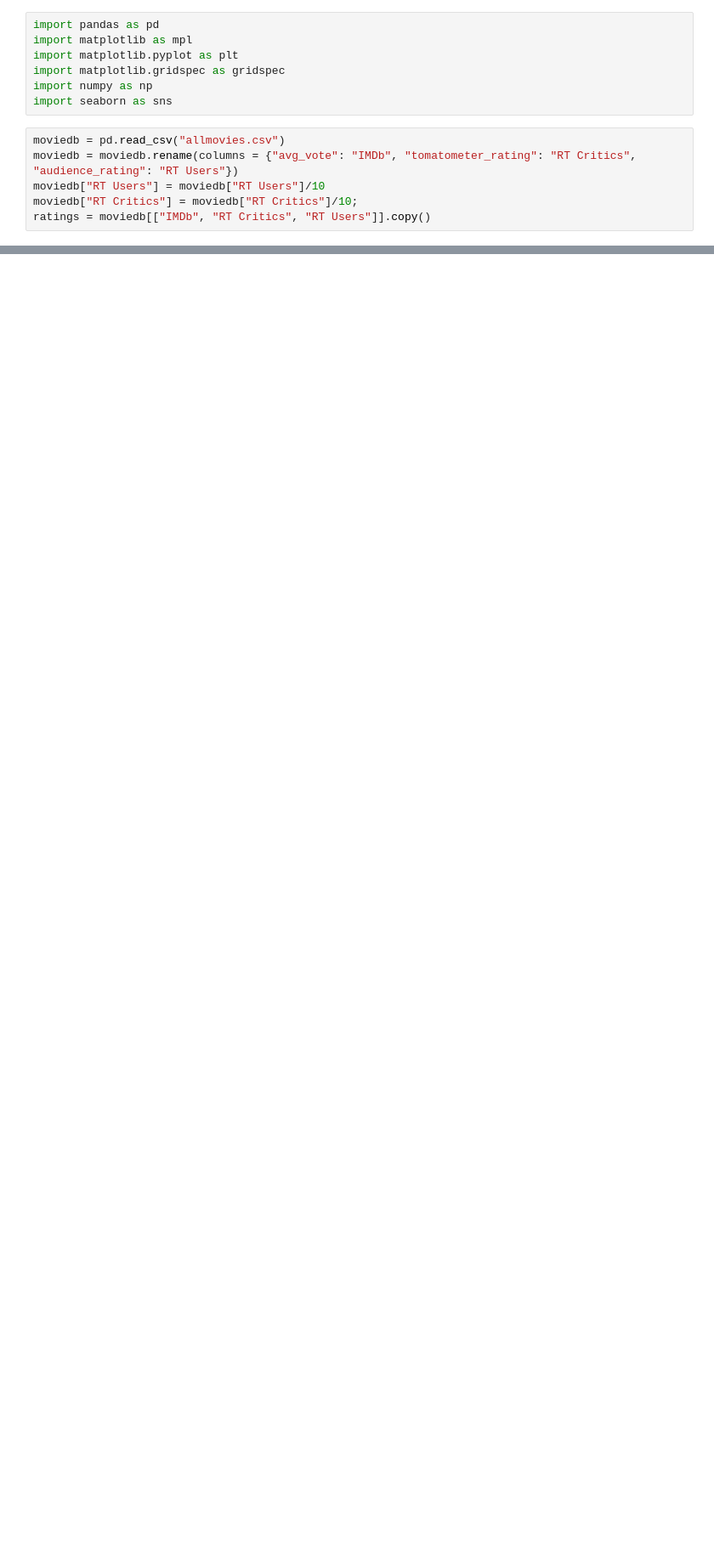
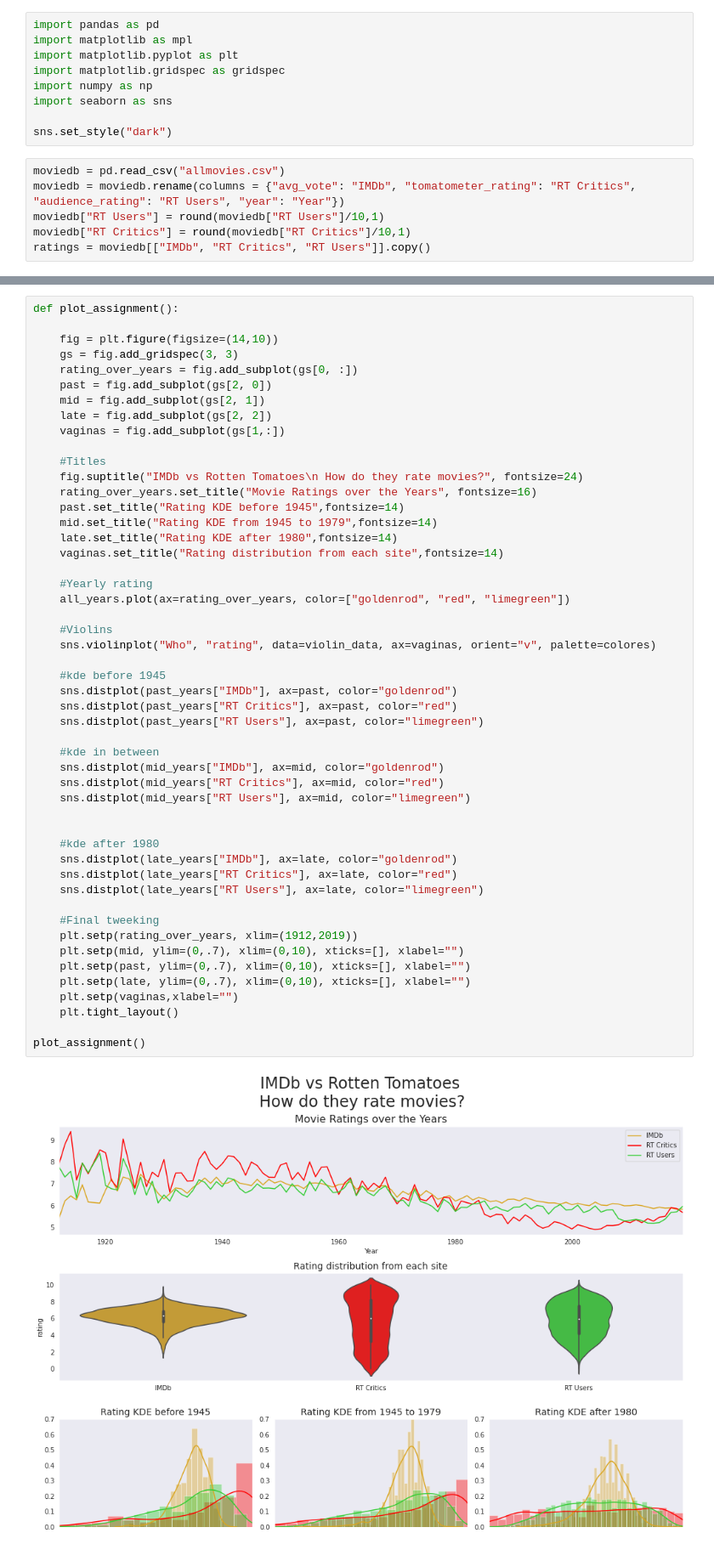
Before and after one commit to MauroEBordon/Applied-Data-Science-in-Python, a Jupyter notebook: 2.Applied Plotting, Charting & Data Representation in Python/Week 4/Assignment4.ipynb, the cells around one changed output, grey strips where cells are left out. Shown at 85% size. Saved outputs shown, nothing was run; the diff lists cells and outputs as text; blank space fills up the shorter version.

```diff
--- a/2.Applied Plotting, Charting & Data Representation in Python/Week 4/Assignment4.ipynb
+++ b/2.Applied Plotting, Charting & Data Representation in Python/Week 4/Assignment4.ipynb
@@ -15,9 +12,11 @@ import matplotlib.pyplot as plt
 import matplotlib.gridspec as gridspec
 import numpy as np
 import seaborn as sns
+
+sns.set_style("dark")
 # %%
 moviedb = pd.read_csv("allmovies.csv")
-moviedb = moviedb.rename(columns = {"avg_vote": "IMDb", "tomatometer_rating": "RT Critics", "audience_rating": "RT Users"})
-moviedb["RT Users"] = moviedb["RT Users"]/10
-moviedb["RT Critics"] = moviedb["RT Critics"]/10;
+moviedb = moviedb.rename(columns = {"avg_vote": "IMDb", "tomatometer_rating": "RT Critics", "audience_rating": "RT Users", "year": "Year"})
+moviedb["RT Users"] = round(moviedb["RT Users"]/10,1)
+moviedb["RT Critics"] = round(moviedb["RT Critics"]/10,1)
 ratings = moviedb[["IMDb", "RT Critics", "RT Users"]].copy()
@@ -54,0 +45,52 @@ plot_assignment()
+# %%
+def plot_assignment():
+
+    fig = plt.figure(figsize=(14,10))
+    gs = fig.add_gridspec(3, 3)
+    rating_over_years = fig.add_subplot(gs[0, :])
+    past = fig.add_subplot(gs[2, 0])
+    mid = fig.add_subplot(gs[2, 1])
+    late = fig.add_subplot(gs[2, 2])
+    vaginas = fig.add_subplot(gs[1,:])
+
+    #Titles
+    fig.suptitle("IMDb vs Rotten Tomatoes\n How do they rate movies?", fontsize=24)
+    rating_over_years.set_title("Movie Ratings over the Years", fontsize=16)
+    past.set_title("Rating KDE before 1945",fontsize=14)
+    mid.set_title("Rating KDE from 1945 to 1979",fontsize=14)
+    late.set_title("Rating KDE after 1980",fontsize=14)
+    vaginas.set_title("Rating distribution from each site",fontsize=14)
+
+    #Yearly rating
+    all_years.plot(ax=rating_over_years, color=["goldenrod", "red", "limegreen"])
+
+    #Violins
+    sns.violinplot("Who", "rating", data=violin_data, ax=vaginas, orient="v", palette=colores)
+
+    #kde before 1945
+    sns.distplot(past_years["IMDb"], ax=past, color="goldenrod")
+    sns.distplot(past_years["RT Critics"], ax=past, color="red")
+    sns.distplot(past_years["RT Users"], ax=past, color="limegreen")
+
+    #kde in between
+    sns.distplot(mid_years["IMDb"], ax=mid, color="goldenrod")
+    sns.distplot(mid_years["RT Critics"], ax=mid, color="red")
+    sns.distplot(mid_years["RT Users"], ax=mid, color="limegreen")
+
+
+    #kde after 1980
+    sns.distplot(late_years["IMDb"], ax=late, color="goldenrod")
+    sns.distplot(late_years["RT Critics"], ax=late, color="red")
+    sns.distplot(late_years["RT Users"], ax=late, color="limegreen")
+
+    #Final tweeking
+    plt.setp(rating_over_years, xlim=(1912,2019))
+    plt.setp(mid, ylim=(0,.7), xlim=(0,10), xticks=[], xlabel="")
+    plt.setp(past, ylim=(0,.7), xlim=(0,10), xticks=[], xlabel="")
+    plt.setp(late, ylim=(0,.7), xlim=(0,10), xticks=[], xlabel="")
+    plt.setp(vaginas,xlabel="")
+    plt.tight_layout()
+
+plot_assignment()
+# %% [output]
+[figure, added]
```
Also changed, not shown: parts of 4 cells of this notebook, 1 other file.
